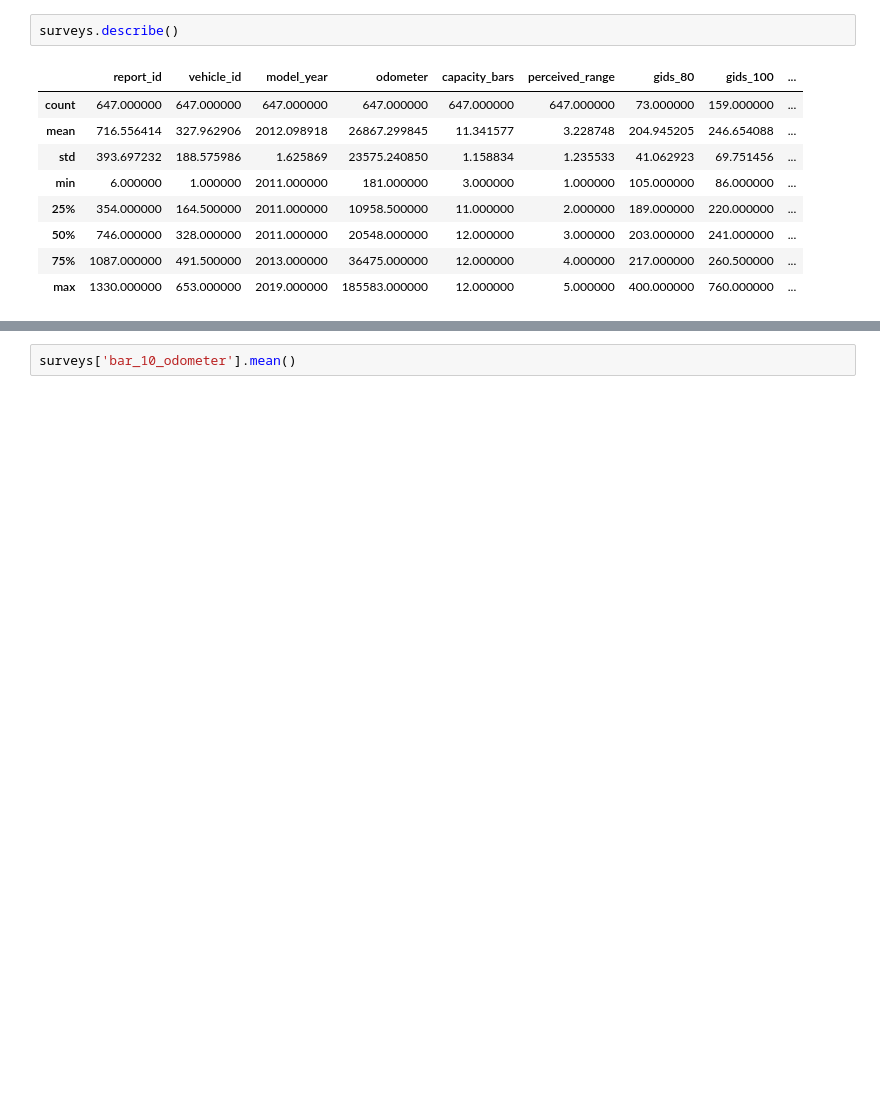
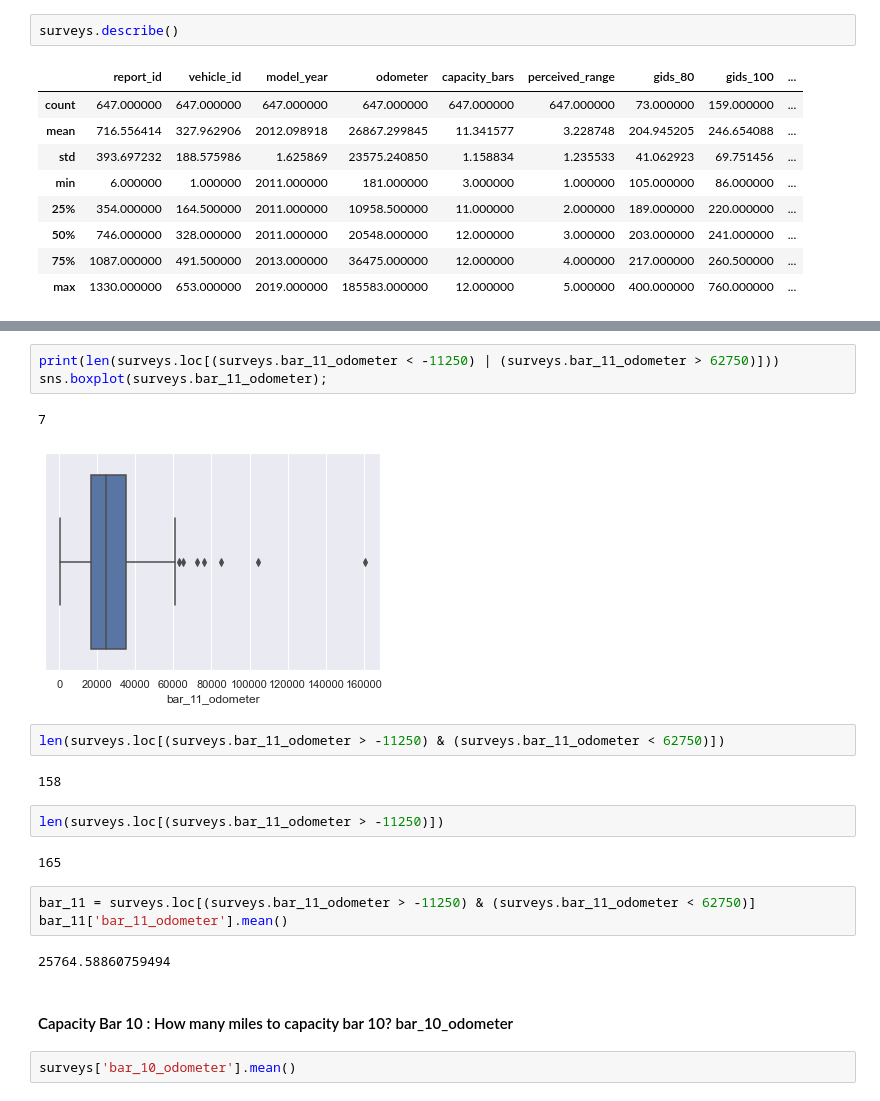
Before and after one commit to mcmitl/dda7_cap_bev_battery_leaf, a Jupyter notebook: notebooks/Capstone.ipynb, the cells around one changed output, grey strips where cells are left out. Cells and saved outputs as stored; diff of their text form; blank space fills up the shorter version.

```diff
--- a/notebooks/Capstone.ipynb
+++ b/notebooks/Capstone.ipynb
@@ -202,3 +275,24 @@ bar_11_o['bar_11_odometer'].median()
+# %%
+print(len(surveys.loc[(surveys.bar_11_odometer < -11250) | (surveys.bar_11_odometer > 62750)]))
+sns.boxplot(surveys.bar_11_odometer);
+# %% [output]
+7
+[figure, added]
+# %%
+len(surveys.loc[(surveys.bar_11_odometer > -11250) & (surveys.bar_11_odometer < 62750)])
+# %% [output]
+158
+# %%
+len(surveys.loc[(surveys.bar_11_odometer > -11250)])
+# %% [output]
+165
+# %%
+bar_11 = surveys.loc[(surveys.bar_11_odometer > -11250) & (surveys.bar_11_odometer < 62750)]
+bar_11['bar_11_odometer'].mean()
+# %% [output]
+25764.58860759494
+# %% [markdown]
+#### Capacity Bar 10 : How many miles to capacity bar 10?  bar_10_odometer
 # %%
 surveys['bar_10_odometer'].mean()
 # %% [output]
```
Also changed, not shown: parts of 112 cells of this notebook, 1 other file.
